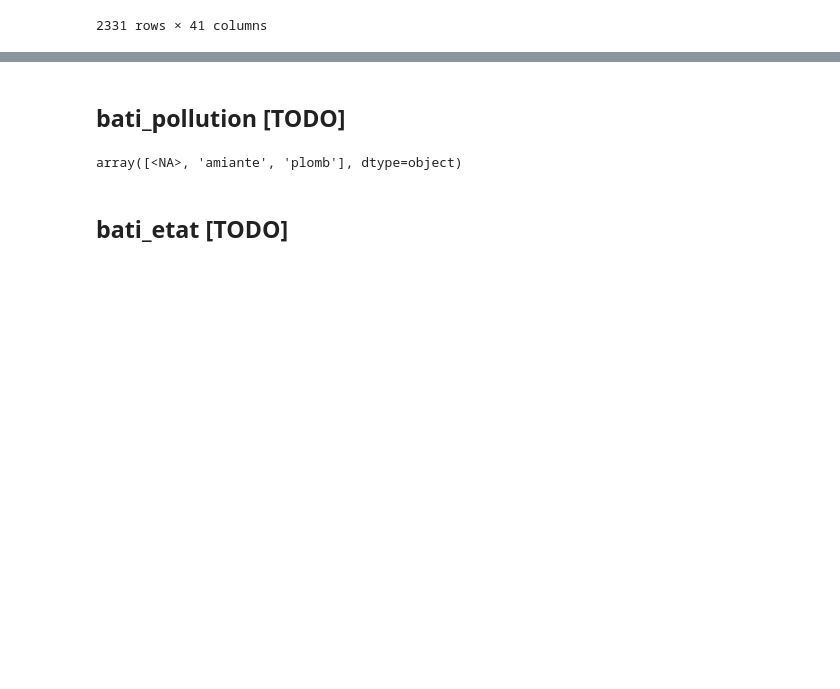
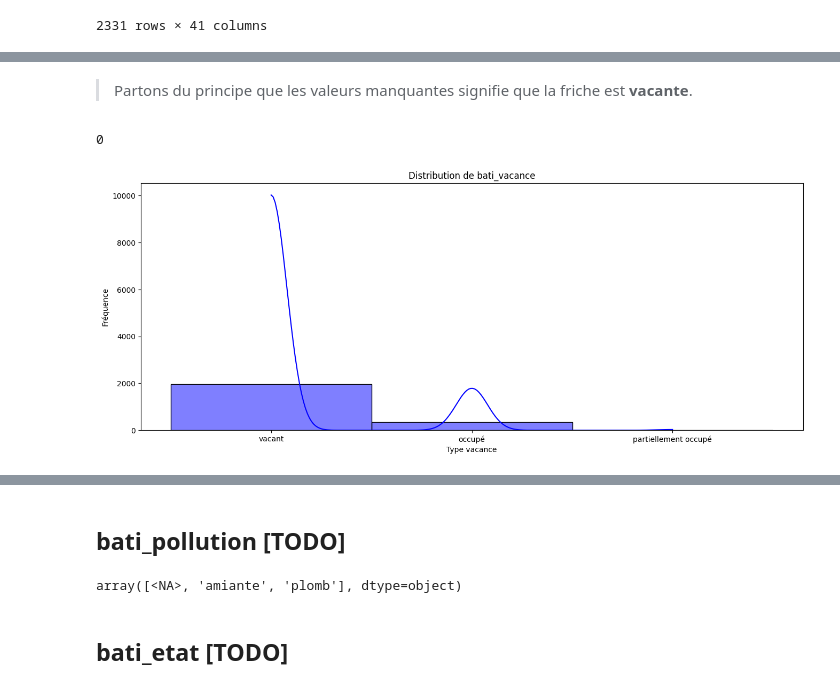
Before and after one commit to heuzef/cartofriches, a Jupyter notebook: profil/ml/ml_cartofriches_preprocess.ipynb, the cells around one changed output, grey strips where cells are left out. Cells and saved outputs as stored; diff of their text form; code cells hidden in the pictures; blank space fills up the shorter version.

```diff
--- a/profil/ml/ml_cartofriches_preprocess.ipynb
+++ b/profil/ml/ml_cartofriches_preprocess.ipynb
@@ -881,0 +895,21 @@ array([<NA>, 'occupé', 'vacant', 'partiellement occupé'], dtype=object)
+# %% [markdown]
+> Partons du principe que les valeurs manquantes signifie que la friche est **vacante**.
+# %%
+df_friches_reconv["bati_vacance"] = df_friches_reconv["bati_vacance"].fillna("vacant")
+
+print(df_friches_reconv["bati_vacance"].isna().sum())
+
+# Créer un histogramme pour visualiser la distribution
+plt.figure(figsize=(16, 6))
+sns.histplot(df_friches_reconv['bati_vacance'], bins=1, kde=True, color='blue')
+
+# Ajouter des titres et des labels
+plt.title('Distribution de bati_vacance')
+plt.xlabel('Type vacance')
+plt.ylabel('Fréquence')
+
+# Afficher le graphique
+plt.show()
+# %% [output]
+0
+[figure, added]
```
Also changed, not shown: parts of 13 cells of this notebook, 1 other file.
